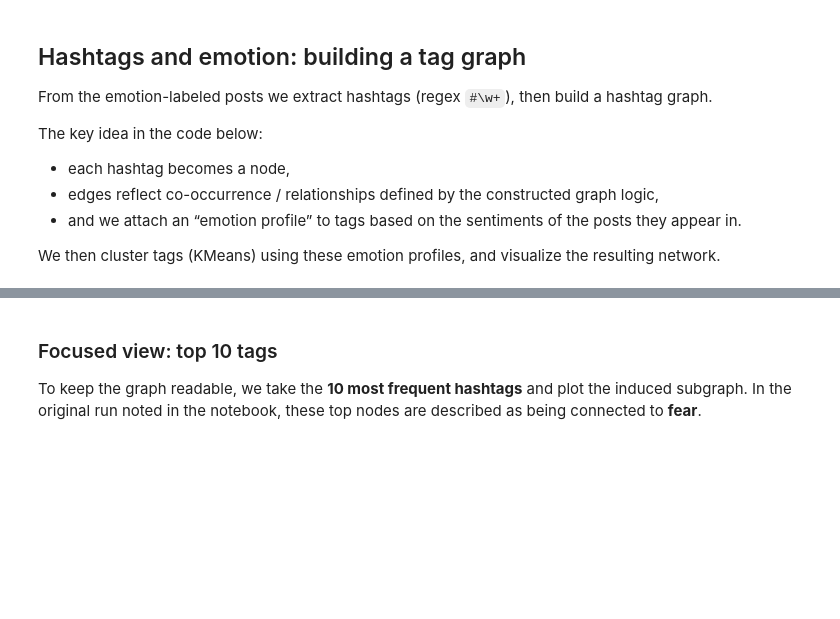
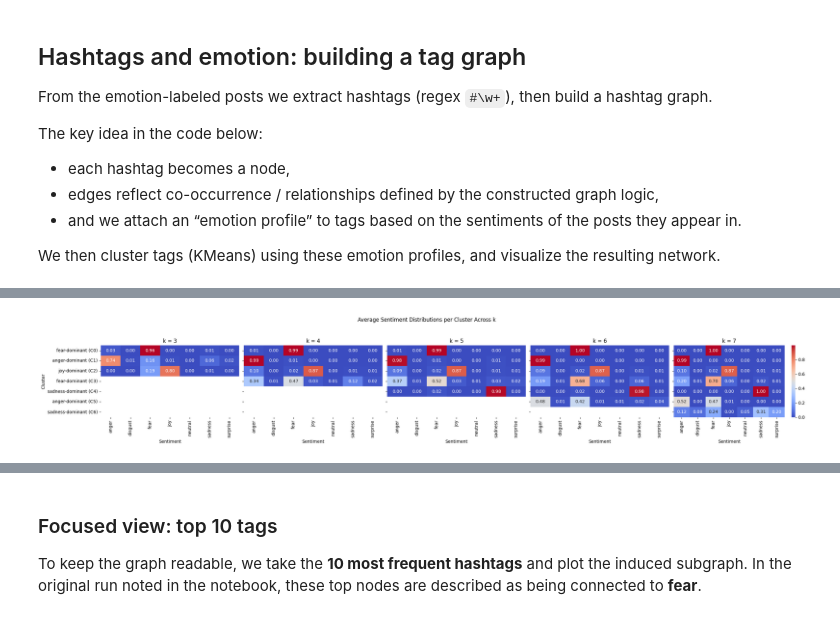
Before and after one commit to awroble/NLP_2025W, a Jupyter notebook: projects/PoCs/BlueSky_Grigorieva_Muradyan_Kurcjusz_Mnatsakanyan/code/eda/Labels_POLITISKY24.ipynb, the cells around one changed output, grey strips where cells are left out. Saved outputs shown, nothing was run; the diff lists cells and outputs as text; code cells hidden in the pictures; blank space fills up the shorter version.

```diff
--- a/projects/PoCs/BlueSky_Grigorieva_Muradyan_Kurcjusz_Mnatsakanyan/code/eda/Labels_POLITISKY24.ipynb
+++ b/projects/PoCs/BlueSky_Grigorieva_Muradyan_Kurcjusz_Mnatsakanyan/code/eda/Labels_POLITISKY24.ipynb
@@ -162,0 +311,52 @@ Nodes are annotated with a cluster name derived from their average sentiment dis
+# %%
+
+fig_heatmaps, axes = plt.subplots(
+    1, len(k_values),
+    figsize=(5 * len(k_values), 4),
+    sharey=True
+)
+
+for ax, k in zip(axes, k_values):
+
+    kmeans = KMeans(n_clusters=k, random_state=42)
+    labels = kmeans.fit_predict(sent_dist_norm.values)
+
+    sent_dist_norm_k = sent_dist_norm.copy()
+    sent_dist_norm_k["cluster"] = labels
+
+    cluster_profiles = sent_dist_norm_k.groupby("cluster").mean()
+    dominant = cluster_profiles.idxmax(axis=1)
+
+    cluster_names = {
+        cid: f"{sent}-dominant (C{cid})"
+        for cid, sent in dominant.items()
+    }
+
+    cluster_profiles_named = cluster_profiles.copy()
+    cluster_profiles_named.index = cluster_profiles_named.index.map(cluster_names)
+
+    sns.heatmap(
+        cluster_profiles_named,
+        annot=True,
+        fmt=".2f",
+        cmap="coolwarm",
+        cbar=(ax == axes[-1]),  # colorbar only once
+        ax=ax
+    )
+
+    ax.set_title(f"k = {k}")
+    ax.set_xlabel("Sentiment")
+    if ax == axes[0]:
+        ax.set_ylabel("Cluster")
+    else:
+        ax.set_ylabel("")
+
+fig_heatmaps.suptitle(
+    "Average Sentiment Distributions per Cluster Across k",
+    y=1.05
+)
+
+plt.tight_layout()
+plt.show()
+# %% [output]
+[figure, added]
```
Also changed, not shown: parts of 17 cells of this notebook, 4 other files.
